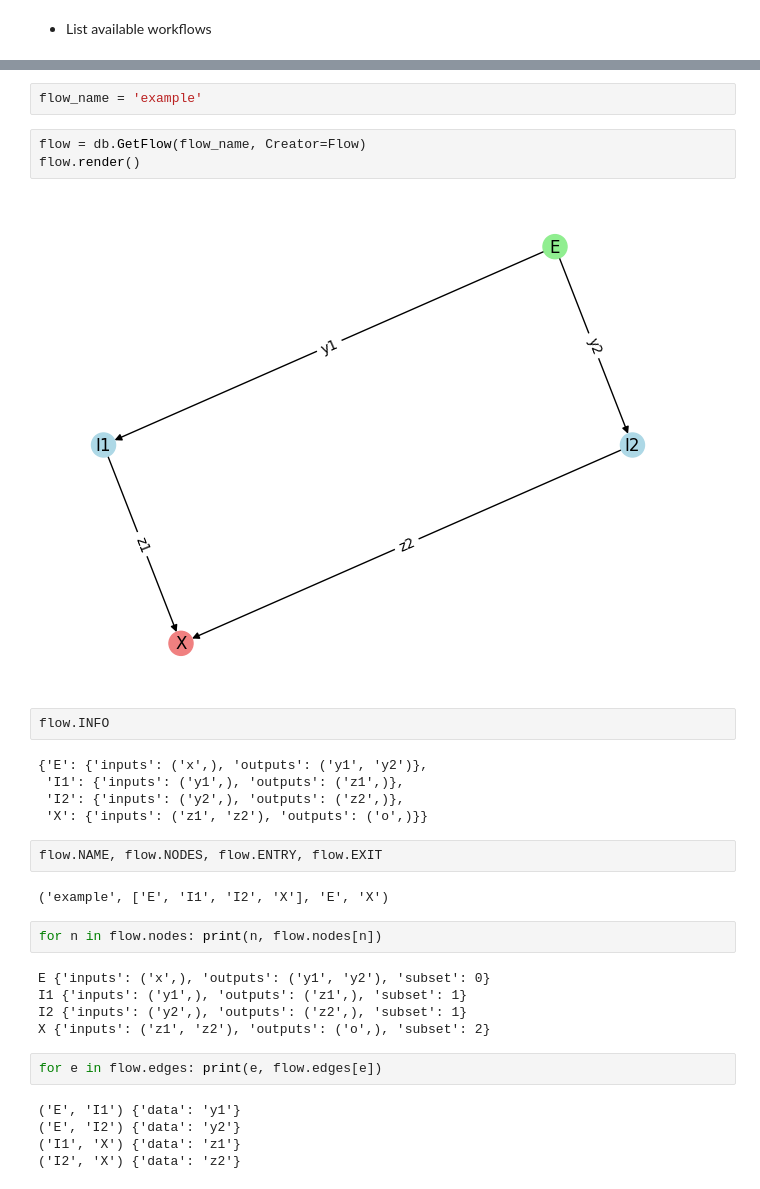
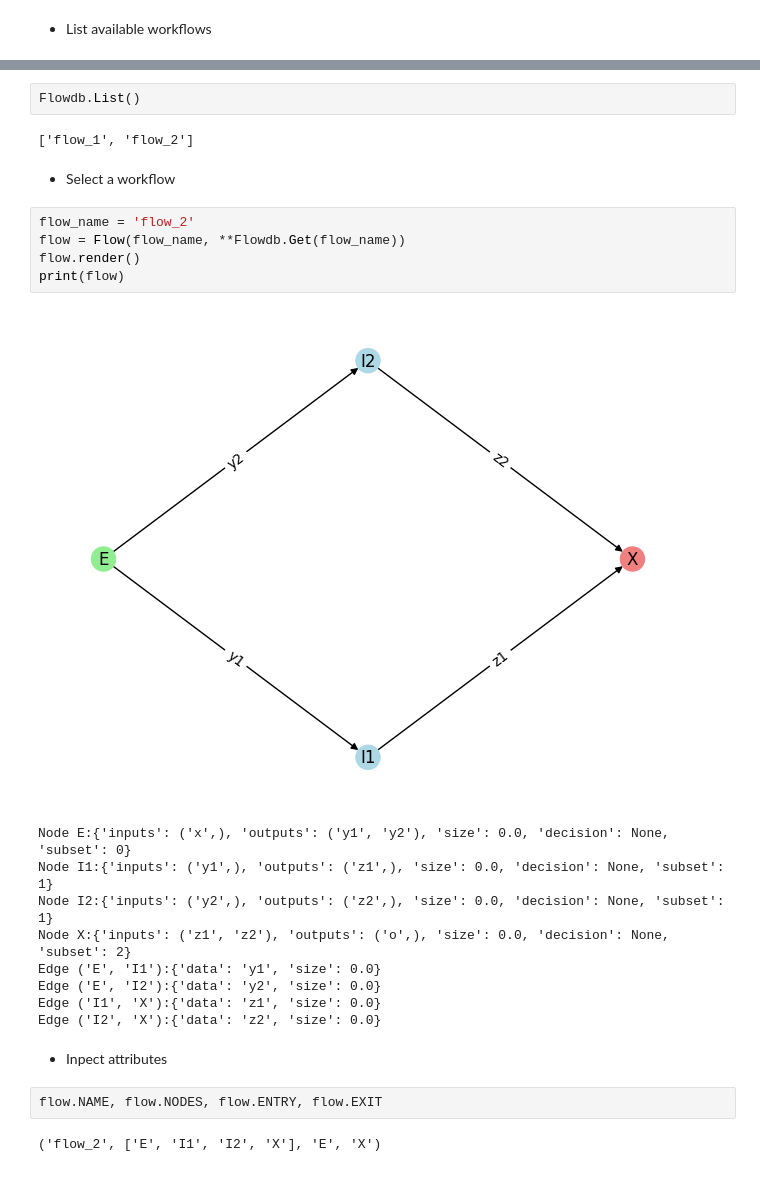
Before and after one commit to NelsonSharma/cosim, a Jupyter notebook: Flow.ipynb, the cells around one changed output, grey strips where cells are left out. Cells and saved outputs as stored; diff of their text form.

```diff
--- a/Flow.ipynb
+++ b/Flow.ipynb
@@ -53,32 +9,27 @@ FlowList
-# %%
-flow_name = 'example'
-# %%
-flow = db.GetFlow(flow_name, Creator=Flow)
-flow.render()
-# %% [output]
-[figure, removed]
-# %%
-flow.INFO
-# %% [output]
-{'E': {'inputs': ('x',), 'outputs': ('y1', 'y2')},
- 'I1': {'inputs': ('y1',), 'outputs': ('z1',)},
- 'I2': {'inputs': ('y2',), 'outputs': ('z2',)},
- 'X': {'inputs': ('z1', 'z2'), 'outputs': ('o',)}}
+# %%
+Flowdb.List()
+# %% [output]
+['flow_1', 'flow_2']
+# %% [markdown]
+* Select a workflow
+# %%
+flow_name = 'flow_2'
+flow = Flow(flow_name, **Flowdb.Get(flow_name))
+flow.render()
+print(flow)
+# %% [output]
+[figure, added]
+Node E:{'inputs': ('x',), 'outputs': ('y1', 'y2'), 'size': 0.0, 'decision': None, 'subset': 0}
+Node I1:{'inputs': ('y1',), 'outputs': ('z1',), 'size': 0.0, 'decision': None, 'subset': 1}
+Node I2:{'inputs': ('y2',), 'outputs': ('z2',), 'size': 0.0, 'decision': None, 'subset': 1}
+Node X:{'inputs': ('z1', 'z2'), 'outputs': ('o',), 'size': 0.0, 'decision': None, 'subset': 2}
+Edge ('E', 'I1'):{'data': 'y1', 'size': 0.0}
+Edge ('E', 'I2'):{'data': 'y2', 'size': 0.0}
+Edge ('I1', 'X'):{'data': 'z1', 'size': 0.0}
+Edge ('I2', 'X'):{'data': 'z2', 'size': 0.0}
+# %% [markdown]
+* Inpect attributes
 # %%
 flow.NAME, flow.NODES, flow.ENTRY, flow.EXIT
 # %% [output]
-('example', ['E', 'I1', 'I2', 'X'], 'E', 'X')
+('flow_2', ['E', 'I1', 'I2', 'X'], 'E', 'X')
-# %%
-for n in flow.nodes: print(n, flow.nodes[n])
-# %% [output]
-E {'inputs': ('x',), 'outputs': ('y1', 'y2'), 'subset': 0}
-I1 {'inputs': ('y1',), 'outputs': ('z1',), 'subset': 1}
-I2 {'inputs': ('y2',), 'outputs': ('z2',), 'subset': 1}
-X {'inputs': ('z1', 'z2'), 'outputs': ('o',), 'subset': 2}
-# %%
-for e in flow.edges: print(e, flow.edges[e])
-# %% [output]
-('E', 'I1') {'data': 'y1'}
-('E', 'I2') {'data': 'y2'}
-('I1', 'X') {'data': 'z1'}
-('I2', 'X') {'data': 'z2'}
```
Also changed, not shown: parts of 16 cells of this notebook, 22 other files.
